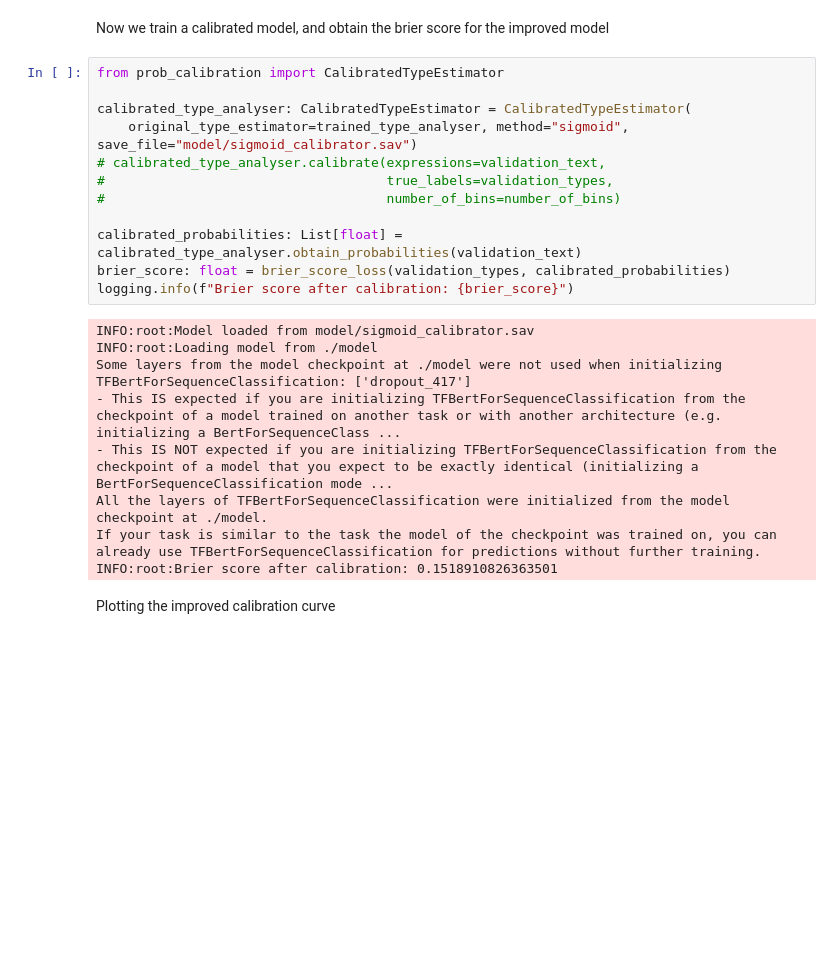
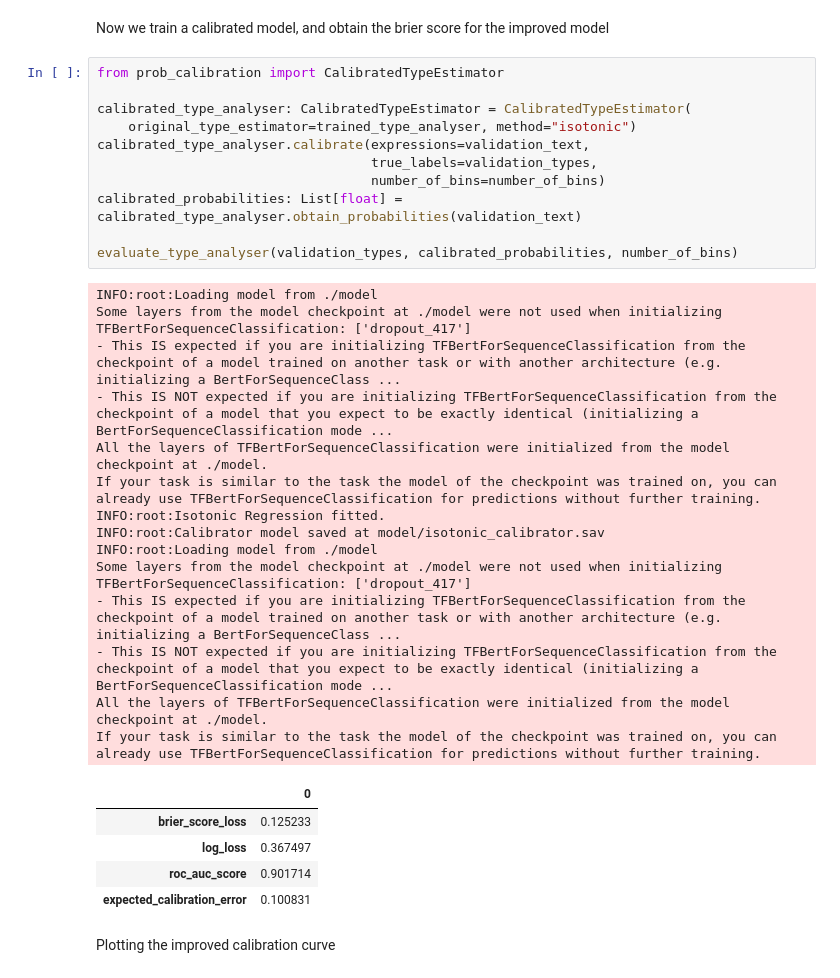
Before and after one commit to cptanalatriste/transformer-type-estimator, a Jupyter notebook: training_type_estimator.ipynb, the cells around one changed output. Saved outputs shown, nothing was run; the diff lists cells and outputs as text; blank space fills up the shorter version.

```diff
--- a/training_type_estimator.ipynb
+++ b/training_type_estimator.ipynb
@@ -117,24 +120,34 @@ Now we train a calibrated model, and obtain the brier score for the improved mod
 # %%
 from prob_calibration import CalibratedTypeEstimator
 
 calibrated_type_analyser: CalibratedTypeEstimator = CalibratedTypeEstimator(
-    original_type_estimator=trained_type_analyser, method="sigmoid", save_file="model/sigmoid_calibrator.sav")
-# calibrated_type_analyser.calibrate(expressions=validation_text,
-#                                    true_labels=validation_types,
-#                                    number_of_bins=number_of_bins)
+    original_type_estimator=trained_type_analyser, method="isotonic")
+calibrated_type_analyser.calibrate(expressions=validation_text,
+                                   true_labels=validation_types,
+                                   number_of_bins=number_of_bins)
+calibrated_probabilities: List[float] = calibrated_type_analyser.obtain_probabilities(validation_text)
 
-calibrated_probabilities: List[float] = calibrated_type_analyser.obtain_probabilities(validation_text)
-brier_score: float = brier_score_loss(validation_types, calibrated_probabilities)
-logging.info(f"Brier score after calibration: {brier_score}")
+evaluate_type_analyser(validation_types, calibrated_probabilities, number_of_bins)
 # %% [output]
-INFO:root:Model loaded from model/sigmoid_calibrator.sav
 INFO:root:Loading model from ./model
 Some layers from the model checkpoint at ./model were not used when initializing TFBertForSequenceClassification: ['dropout_417']
 - This IS expected if you are initializing TFBertForSequenceClassification from the checkpoint of a model trained on another task or with another architecture (e.g. initializing a BertForSequenceClass ...
 - This IS NOT expected if you are initializing TFBertForSequenceClassification from the checkpoint of a model that you expect to be exactly identical (initializing a BertForSequenceClassification mode ...
 All the layers of TFBertForSequenceClassification were initialized from the model checkpoint at ./model.
 If your task is similar to the task the model of the checkpoint was trained on, you can already use TFBertForSequenceClassification for predictions without further training.
-INFO:root:Brier score after calibration: 0.1518910826363501
+INFO:root:Isotonic Regression fitted.
+INFO:root:Calibrator model saved at model/isotonic_calibrator.sav
+INFO:root:Loading model from ./model
+Some layers from the model checkpoint at ./model were not used when initializing TFBertForSequenceClassification: ['dropout_417']
+- This IS expected if you are initializing TFBertForSequenceClassification from the checkpoint of a model trained on another task or with another architecture (e.g. initializing a BertForSequenceClass ...
+- This IS NOT expected if you are initializing TFBertForSequenceClassification from the checkpoint of a model that you expect to be exactly identical (initializing a BertForSequenceClassification mode ...
+All the layers of TFBertForSequenceClassification were initialized from the model checkpoint at ./model.
+If your task is similar to the task the model of the checkpoint was trained on, you can already use TFBertForSequenceClassification for predictions without further training.
+|  | 0 |
+| brier_score_loss | 0.125233 |
+| log_loss | 0.367497 |
+| roc_auc_score | 0.901714 |
+| expected_calibration_error | 0.100831 |
 # %% [markdown]
 Plotting the improved calibration curve
 # %%
```
Also changed, not shown: parts of 4 cells of this notebook, 1 other file.
